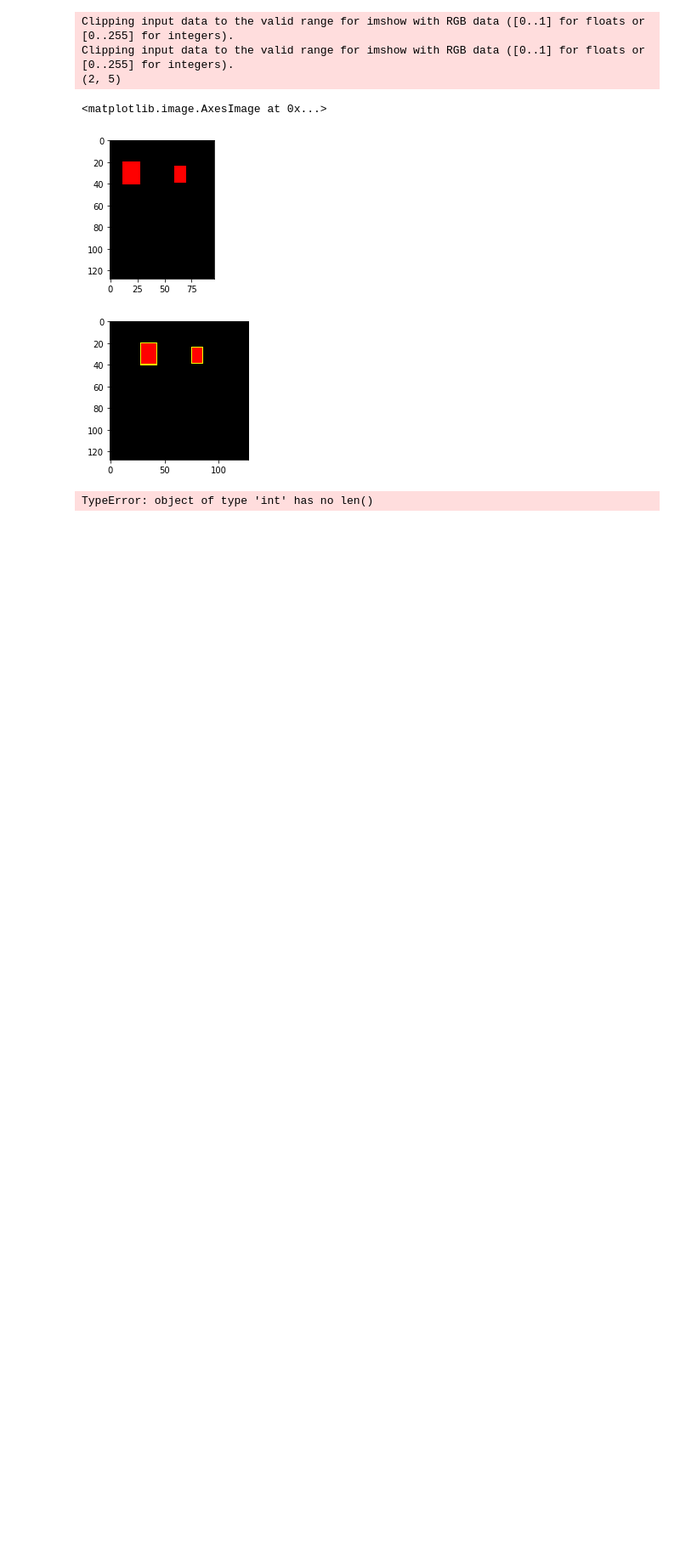
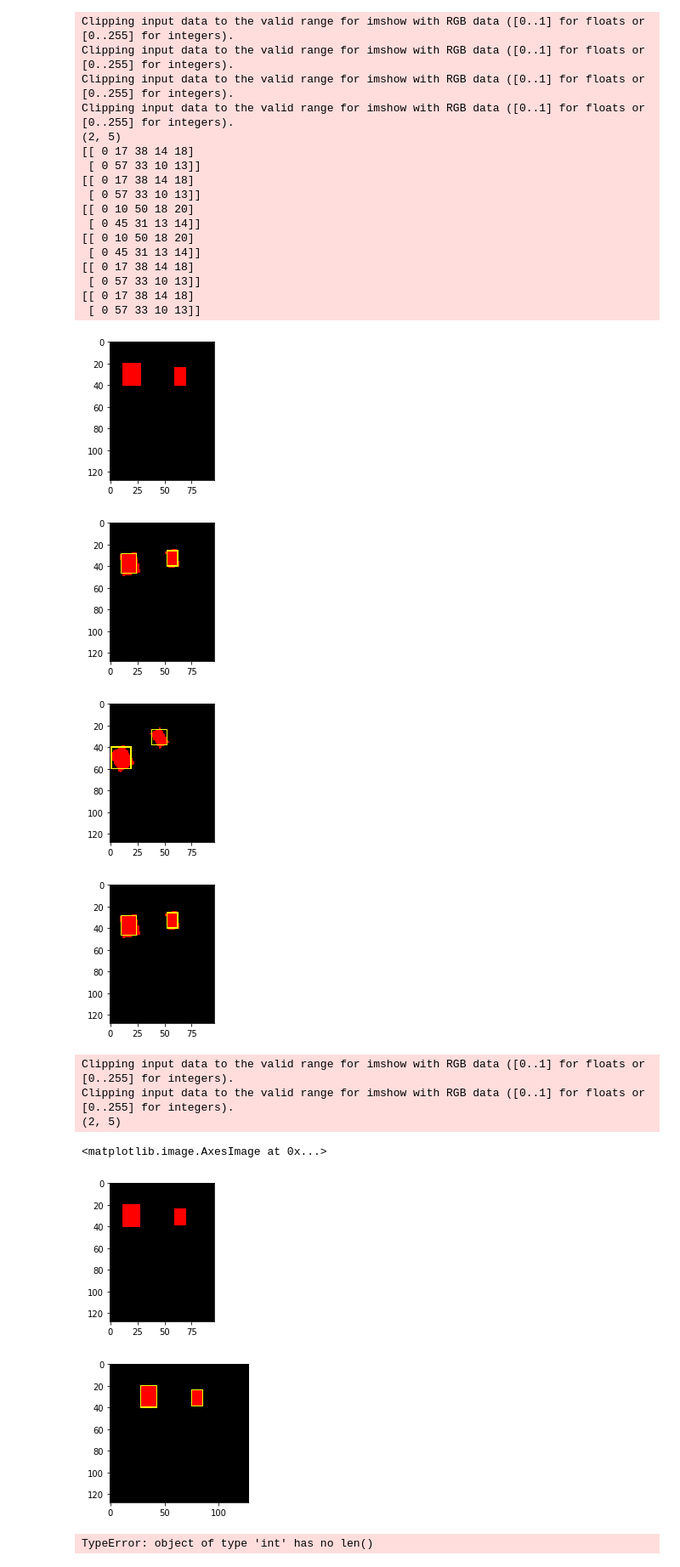
Before and after one commit to Pamikk/wheat_det, a Jupyter notebook: visualization.ipynb, the cells around one changed output. Shown at 85% size. Saved outputs shown, nothing was run; the diff lists cells and outputs as text; code cells hidden in the pictures; blank space fills up the shorter version.

```diff
--- a/visualization.ipynb
+++ b/visualization.ipynb
@@ -8,11 +8,12 @@ def draw_bboxes(img,bboxes,color,th=1):
     img_ = img.copy()
     for bbox in bboxes:
         x,y,w,h = bbox
-        pt1 = (int(x-w/2),int(y-h/2))
-        pt2 = (int(x+w/2),int(y+h/2))
+        pt1 = (int(round(x-w/2)),int(round(y-h/2)))
+        pt2 = (int(round(x+w/2)),int(round(y+h/2)))
         img_ =cv2.rectangle(img_,pt1,pt2,color,thickness = th)
     return img_
 # %%
+ls = 1
 def flip(src,labels):
     w = src.shape[1]
     dst = cv2.flip(src,1)
@@ -26,6 +27,62 @@ def pad_to_square(img):
         pad = (diff1//2,diff2//2,diff1-diff1//2,diff2-diff2//2)
         img = cv2.copyMakeBorder(img,pad[0],pad[2],pad[1],pad[3],cv2.BORDER_CONSTANT,0)
         return img,(pad[0],pad[1])
+def rotate(src,labels,ang,scale):
+    h,w,_ = src.shape
+    center =(w/2,h/2)
+    mat = cv2.getRotationMatrix2D(center, ang, scale)
+    dst = cv2.warpAffine(src,mat,(w,h))
+    labels_ = labels.copy()
+    if labels.shape[0]>0:
+        xs,ys,ws,hs = labels[:,ls:].T
+        n = len(xs)
+        sx = abs(mat[0,0])
+        sy = abs(mat[0,1])
+        pts = np.stack([xs,ys,np.ones([n])],axis=1).T
+        tpts = np.dot(mat,pts).T
+        labels_[:,ls] = tpts[:,0]
+        labels_[:,ls+1] = tpts[:,1]
+        labels_[:,ls+2] = (sx*ws + sy*hs)*scale
+        labels_[:,ls+3] = (sx*hs + sy*ws)*scale
+        mask = (tpts[:,0]-labels_[:,ls+2]/2>0)&(tpts[:,0]+labels_[:,ls+2]/2<w)&(tpts[:,1]-labels_[:,ls+3]>0)&(tpts[:,1]+labels_[:,ls+3]/2<h)
+        labels_ = labels_[mask,:]
+    print(labels_)
+    return dst,labels_
+# %%
+img = np.zeros([128,96,3])
+labels = np.array([[0,20,30,15,20],[0,64,32,10,15]])
+print(labels.shape)
+img = draw_bboxes(img,labels[:,1:],(255,0,0),-1)
+plt.figure(figsize=(3,3))
+plt.imshow(img)
+for ang in (10,31,10):
+    img_,labels_ = rotate(img,labels,ang,0.9)
+    print(labels_)
+    plt.figure(figsize=(3,3))
+    img_ = draw_bboxes(img_,labels_[:,1:],(255,255,0),1)
+    plt.imshow(img_)
+# %% [output]
+Clipping input data to the valid range for imshow with RGB data ([0..1] for floats or [0..255] for integers).
+Clipping input data to the valid range for imshow with RGB data ([0..1] for floats or [0..255] for integers).
+Clipping input data to the valid range for imshow with RGB data ([0..1] for floats or [0..255] for integers).
+Clipping input data to the valid range for imshow with RGB data ([0..1] for floats or [0..255] for integers).
+(2, 5)
+[[ 0 17 38 14 18]
+ [ 0 57 33 10 13]]
+[[ 0 17 38 14 18]
+ [ 0 57 33 10 13]]
+[[ 0 10 50 18 20]
+ [ 0 45 31 13 14]]
+[[ 0 10 50 18 20]
+ [ 0 45 31 13 14]]
+[[ 0 17 38 14 18]
+ [ 0 57 33 10 13]]
+[[ 0 17 38 14 18]
+ [ 0 57 33 10 13]]
+[figure, added]
+[figure, added]
+[figure, added]
+[figure, added]
 # %%
 img = np.zeros([128,96,3])
 labels = np.array([[0,20,30,15,20],[0,64,32,10,15]])
```
Also changed, not shown: 3 other files.
